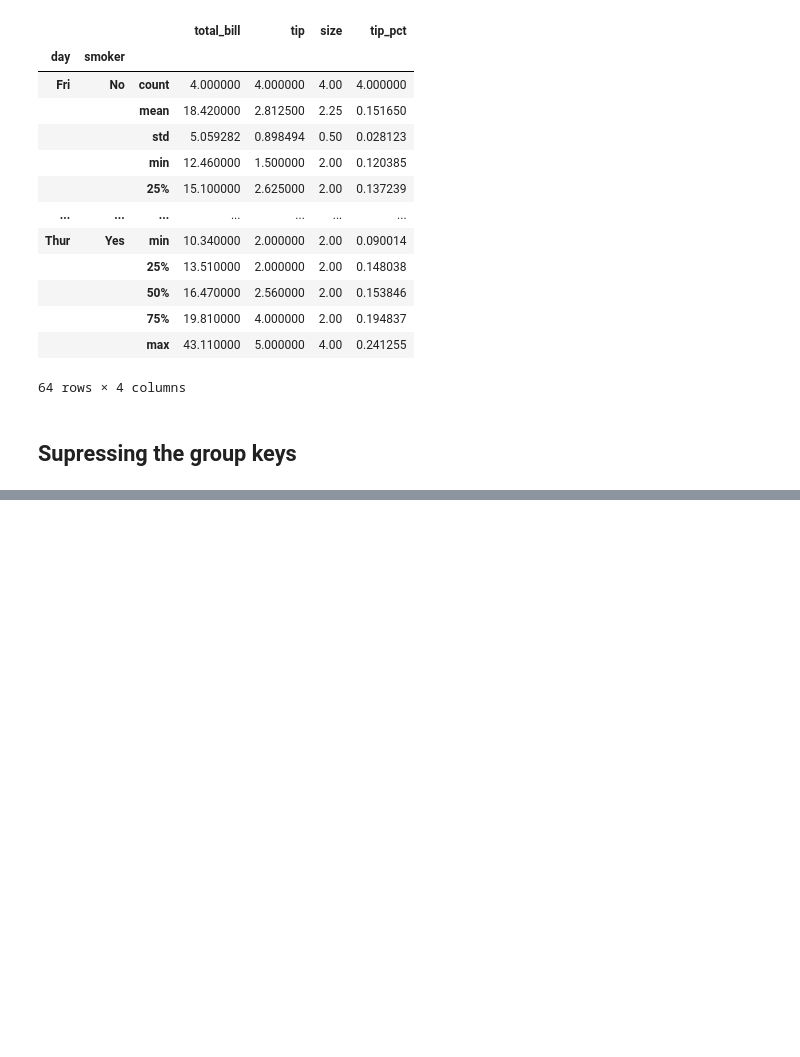
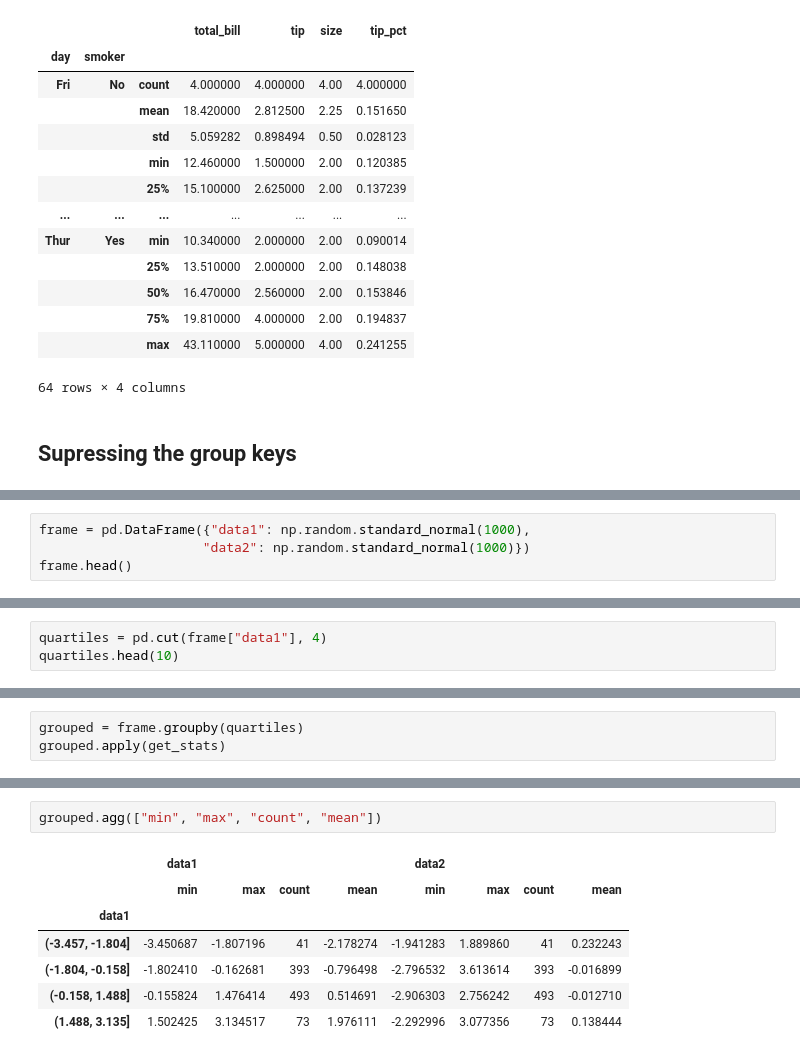
Before and after one commit to arunvambur/python-experiments, a Jupyter notebook: data-analysis-book/Chapter 10 Data Aggregation and Group Operations.ipynb, the cells around one changed output, grey strips where cells are left out. Saved outputs shown, nothing was run; the diff lists cells and outputs as text; blank space fills up the shorter version.

```diff
--- a/data-analysis-book/Chapter 10 Data Aggregation and Group Operations.ipynb
+++ b/data-analysis-book/Chapter 10 Data Aggregation and Group Operations.ipynb
@@ -606,0 +635,4 @@ grouped.apply(f)
+# %%
+frame = pd.DataFrame({"data1": np.random.standard_normal(1000),
+                     "data2": np.random.standard_normal(1000)})
+frame.head()
@@ -606,0 +646,3 @@ grouped.apply(f)
+# %%
+quartiles = pd.cut(frame["data1"], 4)
+quartiles.head(10)
@@ -606,0 +667,3 @@ grouped.apply(f)
+# %%
+grouped = frame.groupby(quartiles)
+grouped.apply(get_stats)
@@ -606,0 +681,10 @@ grouped.apply(f)
+# %%
+grouped.agg(["min", "max", "count", "mean"])
+# %% [output]
+|  | data1 |  |  |  | data2 |  |  |  |
+|  | min | max | count | mean | min | max | count | mean |
+| data1 |  |  |  |  |  |  |  |  |
+| (-3.457, -1.804] | -3.450687 | -1.807196 | 41 | -2.178274 | -1.941283 | 1.889860 | 41 | 0.232243 |
+| (-1.804, -0.158] | -1.802410 | -0.162681 | 393 | -0.796498 | -2.796532 | 3.613614 | 393 | -0.016899 |
+| (-0.158, 1.488] | -0.155824 | 1.476414 | 493 | 0.514691 | -2.906303 | 2.756242 | 493 | -0.012710 |
+| (1.488, 3.135] | 1.502425 | 3.134517 | 73 | 1.976111 | -2.292996 | 3.077356 | 73 | 0.138444 |
```
Also changed, not shown: parts of 62 cells of this notebook.
